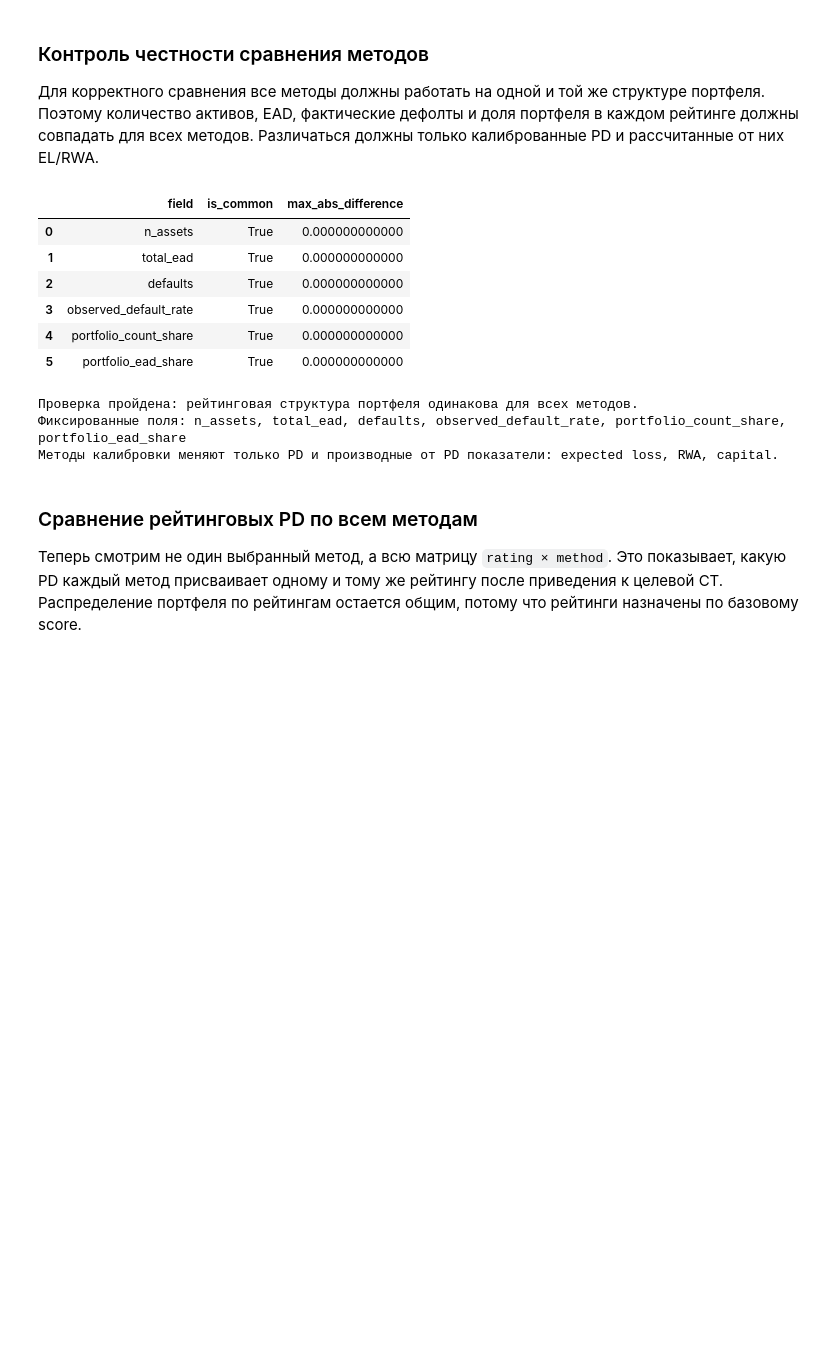
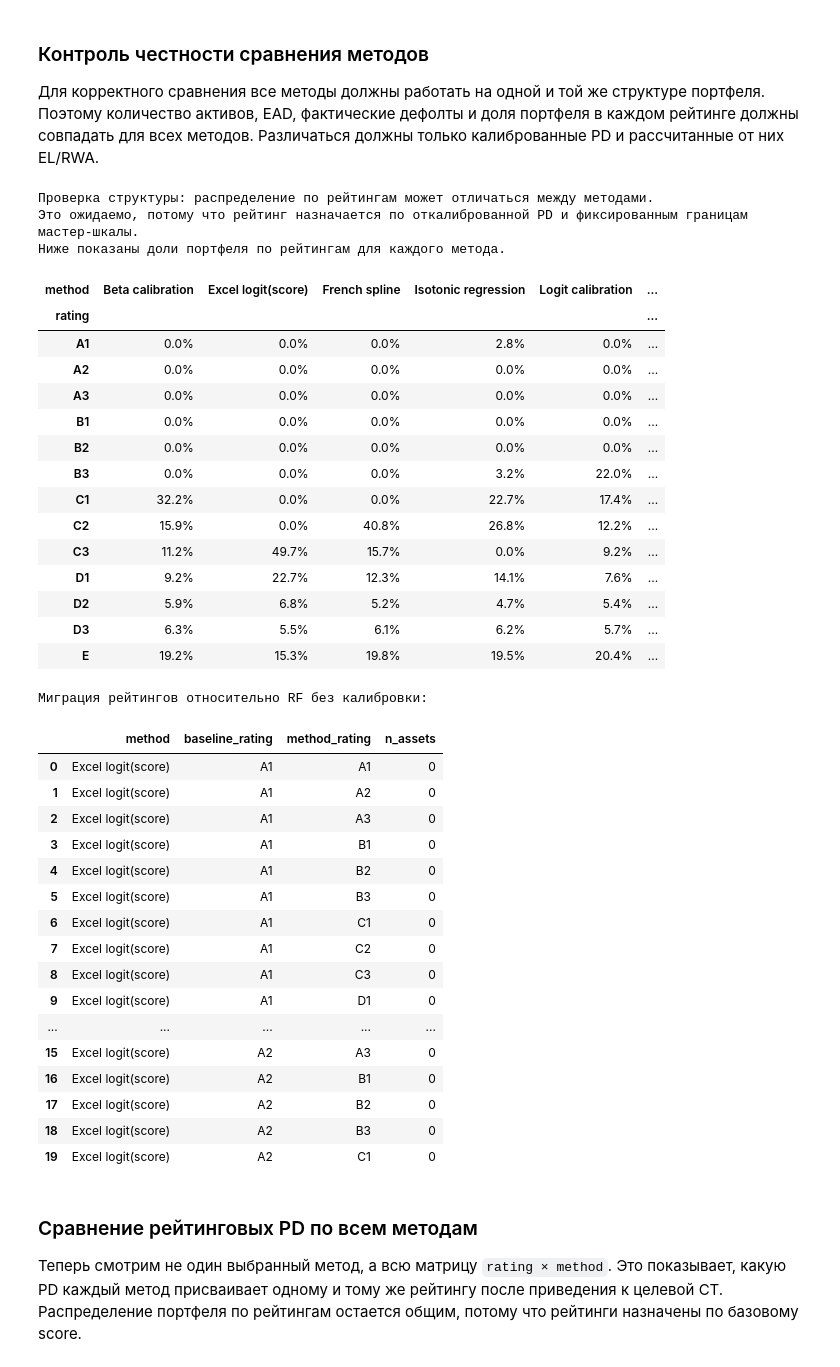
Before and after one commit to ddudenko275-boop/ColebrationTedo, a Jupyter notebook: notebooks/pd_calibration.ipynb, the cells around one changed output. Cells and saved outputs as stored; diff of their text form; code cells hidden in the pictures; blank space fills up the shorter version.

```diff
--- a/notebooks/pd_calibration.ipynb
+++ b/notebooks/pd_calibration.ipynb
@@ -1177,33 +1263,65 @@ display(
 
 Для корректного сравнения все методы должны работать на одной и той же структуре портфеля. Поэтому количество активов, EAD, фактические дефолты и доля портфеля в каждом рейтинге должны совпадать для всех методов. Различаться должны только калиброванные PD и рассчитанные от них EL/RWA.
 # %%
-display(
-    master_scale_structure_check
-    .style.format({"max_abs_difference": "{:.12f}"})
+rating_structure_shift = (
+    master_scale_panel
+    .pivot(index="rating", columns="method", values="portfolio_count_share")
+    .reindex(MASTER_SCALE_RATINGS)
 )
 
-fixed_structure_fields = [
-    "n_assets",
-    "total_ead",
-    "defaults",
-    "observed_default_rate",
-    "portfolio_count_share",
-    "portfolio_ead_share",
-]
-print("Проверка пройдена: рейтинговая структура портфеля одинакова для всех методов.")
-print("Фиксированные поля:", ", ".join(fixed_structure_fields))
-print("Методы калибровки меняют только PD и производные от PD показатели: expected loss, RWA, capital.")
+rating_migration_vs_rf = rating_migration_matrix(
+    rating_scale_predictions,
+    baseline_method="RF без калибровки",
+)
+
+print("Проверка структуры: распределение по рейтингам может отличаться между методами.")
+print("Это ожидаемо, потому что рейтинг назначается по откалиброванной PD и фиксированным границам мастер-шкалы.")
+print("Ниже показаны доли портфеля по рейтингам для каждого метода.")
+display(
+    rating_structure_shift
+    .style.format("{:.1%}")
+    .background_gradient(axis=None, cmap="Blues")
+)
+
+print("Миграция рейтингов относительно RF без калибровки:")
+display(rating_migration_vs_rf.head(20))
 # %% [output]
+Проверка структуры: распределение по рейтингам может отличаться между методами.
+Это ожидаемо, потому что рейтинг назначается по откалиброванной PD и фиксированным границам мастер-шкалы.
+Ниже показаны доли портфеля по рейтингам для каждого метода.
-|  | field | is_common | max_abs_difference |
-| 0 | n_assets | True | 0.000000000000 |
-| 1 | total_ead | True | 0.000000000000 |
-| 2 | defaults | True | 0.000000000000 |
-| 3 | observed_default_rate | True | 0.000000000000 |
-| 4 | portfolio_count_share | True | 0.000000000000 |
-| 5 | portfolio_ead_share | True | 0.000000000000 |
+| method | Beta calibration | Excel logit(score) | French spline | Isotonic regression | Logit calibration | ... |
+| rating |  |  |  |  |  | ... |
+| A1 | 0.0% | 0.0% | 0.0% | 2.8% | 0.0% | ... |
+| A2 | 0.0% | 0.0% | 0.0% | 0.0% | 0.0% | ... |
+| A3 | 0.0% | 0.0% | 0.0% | 0.0% | 0.0% | ... |
+| B1 | 0.0% | 0.0% | 0.0% | 0.0% | 0.0% | ... |
+| B2 | 0.0% | 0.0% | 0.0% | 0.0% | 0.0% | ... |
+| B3 | 0.0% | 0.0% | 0.0% | 3.2% | 22.0% | ... |
+| C1 | 32.2% | 0.0% | 0.0% | 22.7% | 17.4% | ... |
+| C2 | 15.9% | 0.0% | 40.8% | 26.8% | 12.2% | ... |
+| C3 | 11.2% | 49.7% | 15.7% | 0.0% | 9.2% | ... |
+| D1 | 9.2% | 22.7% | 12.3% | 14.1% | 7.6% | ... |
+| D2 | 5.9% | 6.8% | 5.2% | 4.7% | 5.4% | ... |
+| D3 | 6.3% | 5.5% | 6.1% | 6.2% | 5.7% | ... |
+| E | 19.2% | 15.3% | 19.8% | 19.5% | 20.4% | ... |
-Проверка пройдена: рейтинговая структура портфеля одинакова для всех методов.
-Фиксированные поля: n_assets, total_ead, defaults, observed_default_rate, portfolio_count_share, portfolio_ead_share
-Методы калибровки меняют только PD и производные от PD показатели: expected loss, RWA, capital.
+Миграция рейтингов относительно RF без калибровки:
+|  | method | baseline_rating | method_rating | n_assets |
+| 0 | Excel logit(score) | A1 | A1 | 0 |
+| 1 | Excel logit(score) | A1 | A2 | 0 |
+| 2 | Excel logit(score) | A1 | A3 | 0 |
+| 3 | Excel logit(score) | A1 | B1 | 0 |
+| 4 | Excel logit(score) | A1 | B2 | 0 |
+| 5 | Excel logit(score) | A1 | B3 | 0 |
+| 6 | Excel logit(score) | A1 | C1 | 0 |
+| 7 | Excel logit(score) | A1 | C2 | 0 |
+| 8 | Excel logit(score) | A1 | C3 | 0 |
+| 9 | Excel logit(score) | A1 | D1 | 0 |
+| ... | ... | ... | ... | ... |
+| 15 | Excel logit(score) | A2 | A3 | 0 |
+| 16 | Excel logit(score) | A2 | B1 | 0 |
+| 17 | Excel logit(score) | A2 | B2 | 0 |
+| 18 | Excel logit(score) | A2 | B3 | 0 |
+| 19 | Excel logit(score) | A2 | C1 | 0 |
 # %% [markdown]
 ### Сравнение рейтинговых PD по всем методам
 
```
Also changed, not shown: parts of 13 cells of this notebook, 2 other files.
